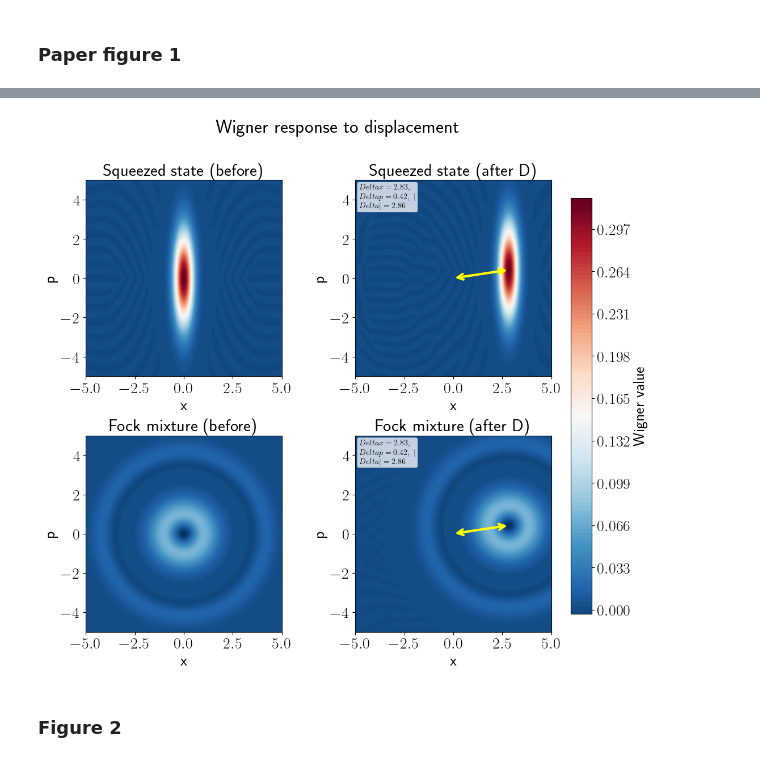
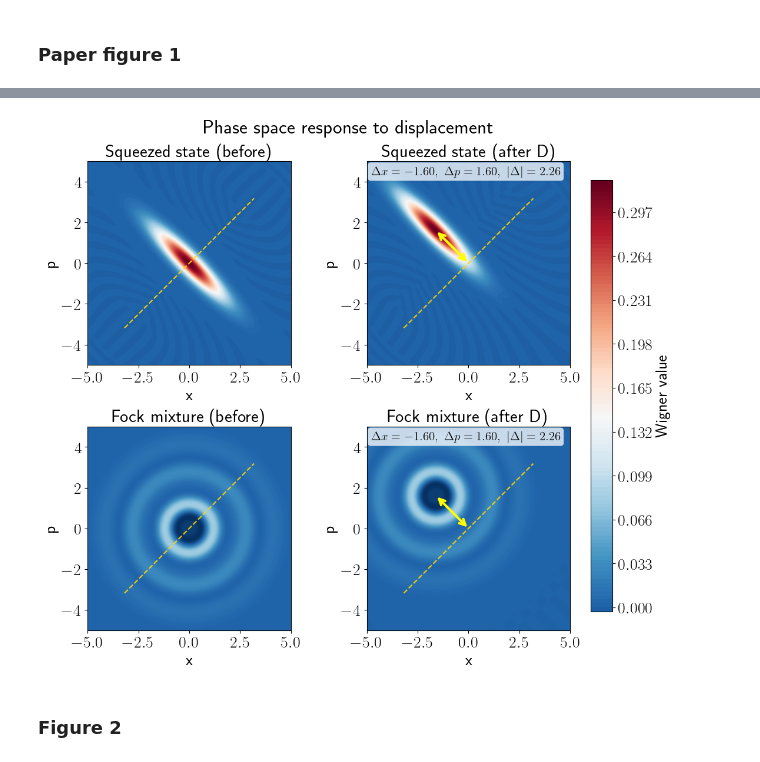
Before and after one commit to GonReina/QLearn, a Jupyter notebook: trapped_ions/fock_mixtures/Fock_mixtures_sim.ipynb, the cells around one changed output, grey strips where cells are left out. Drawn from its saved outputs; the diff is of its cells as text; code cells hidden in the pictures.

```diff
--- a/trapped_ions/Fock_mixtures_sim.ipynb
+++ b/trapped_ions/fock_mixtures/Fock_mixtures_sim.ipynb
@@ -1281,11 +1250,21 @@ p_mix = p_mix / p_mix.sum()
 N_mix = len(p_mix)
 N_wig = max(40, N_mix)         # larger cutoff for smooth Wigner plots
 xvec = np.linspace(-5, 5, 251)
-alpha = 2 + 0.3j             # test displacement (metrology signal)
+
+# Choose the squeezed-axis orientation explicitly.
+# In qutip, squeeze(N, z) uses z = r * exp(i * phi), and the ellipse is rotated by phi / 2.
+r = 0.8
+squeeze_phase = np.pi / 2
+squeezed_axis_angle = squeeze_phase / 2
+
+# Displace parallel to the squeezed quadrature.
+# To compare against the anti-squeezed direction later, add np.pi / 2 here.
+displacement_magnitude = 1.6
+displacement_phase_offset = np.pi / 2
+alpha = displacement_magnitude * np.exp(1j * (squeezed_axis_angle + displacement_phase_offset))
 
 # --- Squeezed state (pure) ---
-r = 0.8
-psi_sq = squeeze(N_wig, r) * basis(N_wig, 0)
+psi_sq = squeeze(N_wig, r * np.exp(1j * squeeze_phase)) * basis(N_wig, 0)
 rho_sq = ket2dm(psi_sq)
 
 D = displace(N_wig, alpha)
@@ -1328,7 +1307,7 @@ axs[0, 0].set_xlabel('x')
 axs[0, 0].set_ylabel('p')
 
 axs[0, 1].contourf(xvec, xvec, W_sq_disp, 120, cmap='RdBu_r', vmin=vmin, vmax=vmax)
-axs[0, 1].set_title(f'Squeezed state (after D)')
+axs[0, 1].set_title('Squeezed state (after D)')
 axs[0, 1].set_xlabel('x')
 axs[0, 1].set_ylabel('p')
 
@@ -1336,38 +1315,47 @@ axs[1, 0].contourf(xvec, xvec, W_mix, 120, cmap='RdBu_r', vmin=vmin, vmax=vmax)
 axs[1, 0].set_title('Fock mixture (before)')
 axs[1, 0].set_xlabel('x')
 axs[1, 0].set_ylabel('p')
 
 axs[1, 1].contourf(xvec, xvec, W_mix_disp, 120, cmap='RdBu_r', vmin=vmin, vmax=vmax)
-axs[1, 1].set_title(f'Fock mixture (after D)')
+axs[1, 1].set_title('Fock mixture (after D)')
 axs[1, 1].set_xlabel('x')
 axs[1, 1].set_ylabel('p')
 
 def _add_shift_arrow(ax, before, after):
     x0, p0 = before
     x1, p1 = after
     dx, dp = (x1 - x0), (p1 - p0)
     ax.annotate("", xy=(x1, p1), xytext=(x0, p0),
                 arrowprops=dict(arrowstyle="<->", lw=3, color="yellow", mutation_scale=18))
-    label = rf"$\\Delta x={dx:.2f},\ \\Delta p={dp:.2f},\ |\\Delta|={np.hypot(dx, dp):.2f}$"
+    label = rf"$\Delta x={dx:.2f},\ \Delta p={dp:.2f},\ |\Delta|={np.hypot(dx, dp):.2f}$"
     ax.text(0.02, 0.98, label,
             transform=ax.transAxes, ha="left", va="top",
             bbox=dict(boxstyle="round,pad=0.25", fc="white", ec="none", alpha=0.75),
-            fontsize=10)
+            fontsize=15)
+
+def _add_axis_guide(ax, angle, length=4.5):
+    dx = length * np.cos(angle)
+    dp = length * np.sin(angle)
+    ax.plot([-dx, dx], [-dp, dp], '--', color='gold', lw=1.6, alpha=0.9)
+
+for ax in axs.flat:
+    _add_axis_guide(ax, squeezed_axis_angle)
 
 # Add shift arrows on the displaced panels
 _add_shift_arrow(axs[0, 1], sq_before, sq_after)
 _add_shift_arrow(axs[1, 1], mix_before, mix_after)
 
 for ax in axs.flat:
     ax.set_aspect('equal')
 
 cbar = fig.colorbar(im0, ax=axs, shrink=0.92, pad=0.02)
 cbar.set_label('Wigner value')
 
-fig.suptitle(f'Wigner response to displacement', y=1.08)
+fig.suptitle('Phase space response to displacement', y=1.04)
+fig.savefig('figure_0.pdf', format='pdf', bbox_inches='tight', dpi=600)
 plt.show()
 # %% [output]
-[figure, old version]
+[figure, new version]
 # %% [markdown]
 ### Figure 2
 # %%
```
Also changed, not shown: parts of 6 cells of this notebook, 14 other files.
